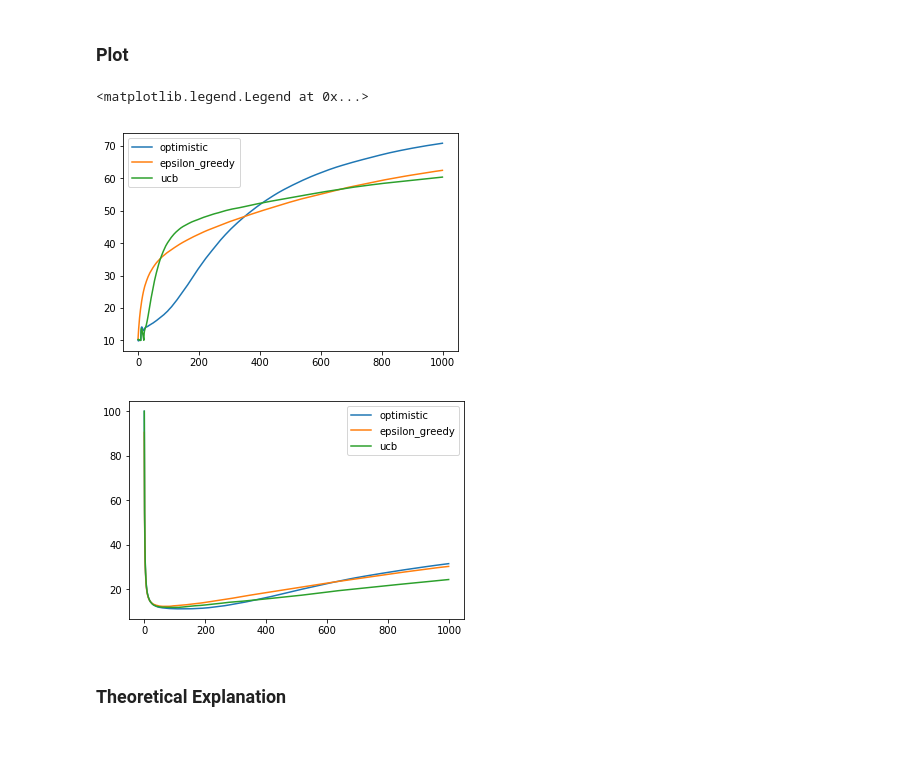
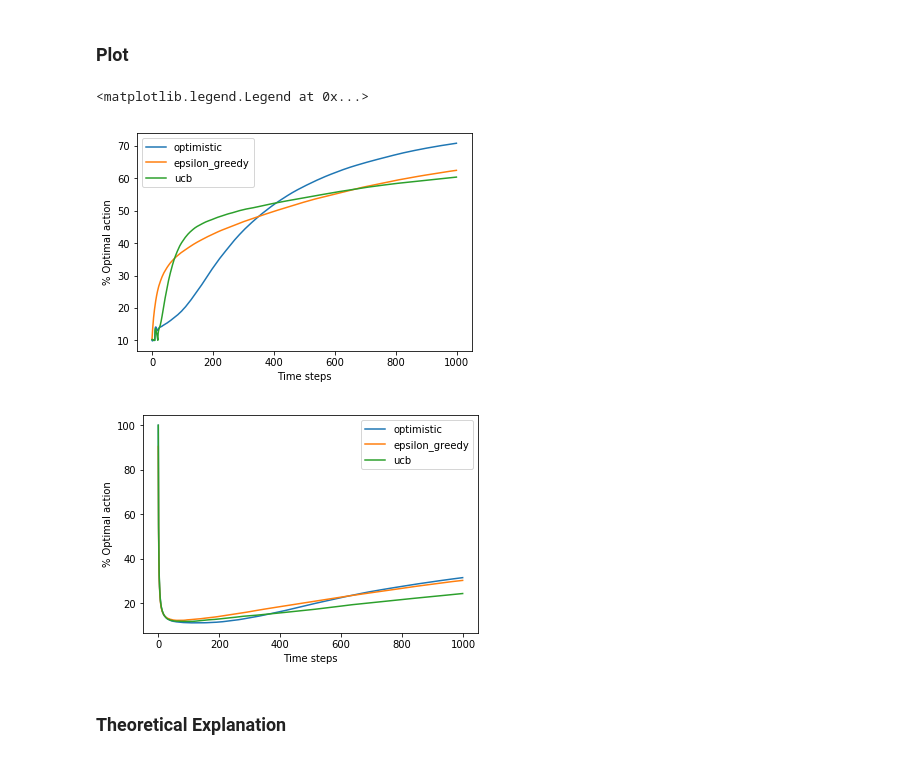
Before and after one commit to madaanpulkit/RL-M2019, a Jupyter notebook: HW1/homework_1.ipynb, the cells around one changed output. Drawn from its saved outputs; the diff is of its cells as text; code cells hidden in the pictures.

```diff
--- a/HW1/homework_1.ipynb
+++ b/HW1/homework_1.ipynb
@@ -233,18 +241,22 @@ avg_R_ucb_non, per_optim_ucb_non = bandit_test_bed(arms=arms, runs=runs, steps=s
 # %%
 plt.figure()
 plt.plot(per_optim_optim, label='optimistic')
 plt.plot(per_optim_epsilon, label='epsilon_greedy')
 plt.plot(per_optim_ucb, label='ucb')
+plt.xlabel('Time steps')
+plt.ylabel('% Optimal action')
 plt.legend()
 
 plt.figure()
 plt.plot(per_optim_optim_non, label='optimistic')
 plt.plot(per_optim_epsilon_non, label='epsilon_greedy')
 plt.plot(per_optim_ucb_non, label='ucb')
+plt.xlabel('Time steps')
+plt.ylabel('% Optimal action')
 plt.legend()
 # %% [output]
 <matplotlib.legend.Legend at 0x...>
-[figure, old version]
+[figure, new version]
-[figure, old version]
+[figure, new version]
 # %% [markdown]
 ### Theoretical Explanation
```
Also changed, not shown: parts of 3 cells of this notebook.
